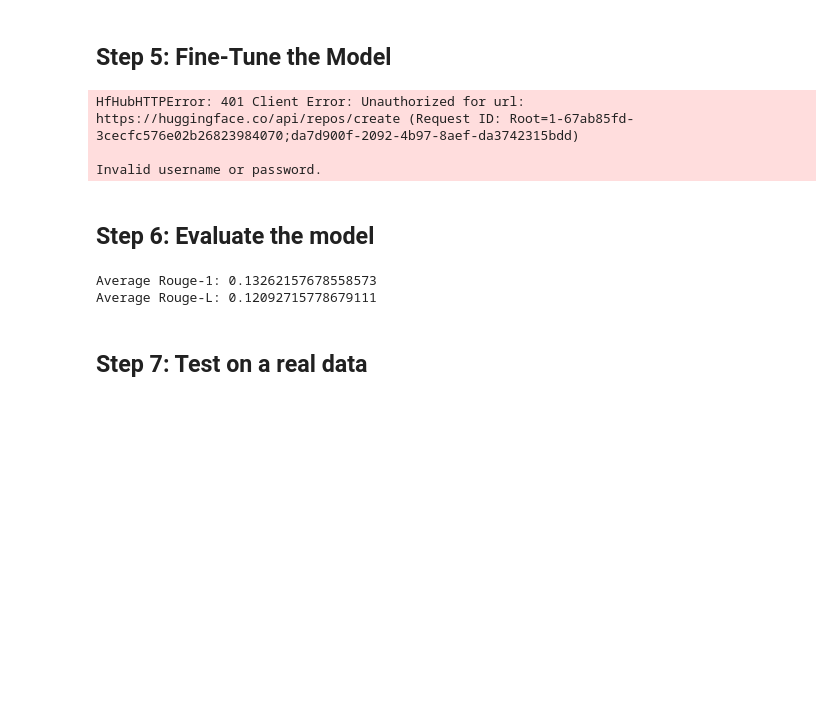
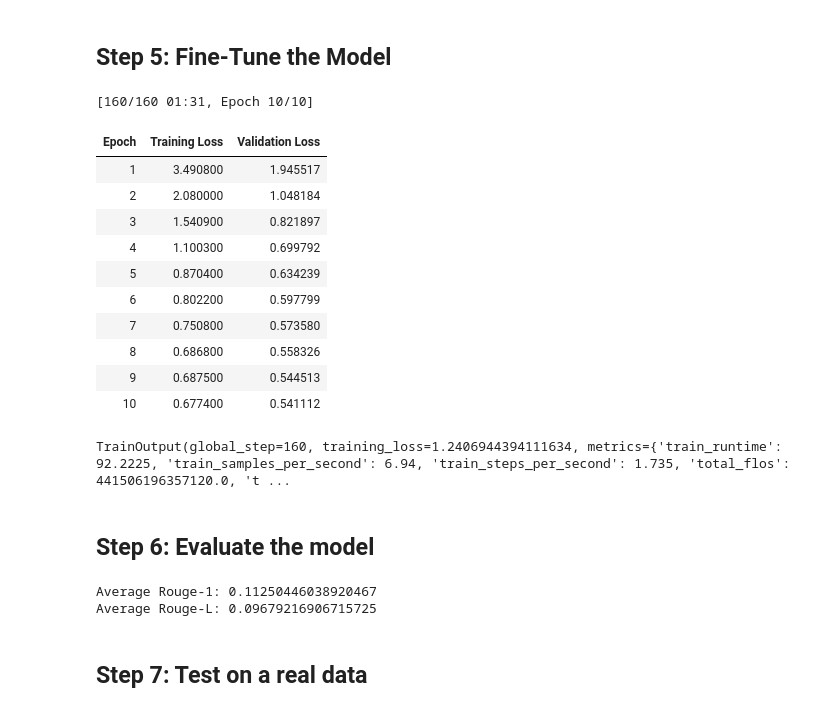
Before and after one commit to pranalibose/LLM_Workshop_2025, a Jupyter notebook: RA_fine_tuning.ipynb, the cells around one changed output. Drawn from its saved outputs; the diff is of its cells as text; code cells hidden in the pictures; blank space fills up the shorter version.

```diff
--- a/RA_fine_tuning.ipynb
+++ b/RA_fine_tuning.ipynb
@@ -56,16 +51,16 @@ from peft import get_peft_model, LoraConfig, TaskType
 # Load the base model
 model = T5ForConditionalGeneration.from_pretrained("google/flan-t5-base")
 
-# # Setup LoRA configuration
-# lora_config = LoraConfig(
-#     r=8,  # Rank of the LoRA
-#     lora_alpha=16,  # Scaling factor
-#     lora_dropout=0.1,  # Dropout rate
-#     task_type=TaskType.SEQ_2_SEQ_LM
-# )
+# Setup LoRA configuration
+lora_config = LoraConfig(
+    r=15,  # Rank of the LoRA
+    lora_alpha=16,  # Scaling factor
+    lora_dropout=0.1,  # Dropout rate
+    task_type=TaskType.SEQ_2_SEQ_LM
+)
 
-# # Wrap the model with LoRA
-# model = get_peft_model(model, lora_config)
+# Wrap the model with LoRA
+model = get_peft_model(model, lora_config)
 # %% [markdown]
 ## Step 5: Fine-Tune the Model
 # %%
@@ -74,50 +69,63 @@ torch.cuda.empty_cache()
 # %%
 from transformers import Trainer, TrainingArguments
 
 # training_args = TrainingArguments(
-#     output_dir="./flan-t5-lora-resume-feedback",
+#     output_dir="./flan-t5-resume-feedback",
 #     evaluation_strategy="epoch",
-#     learning_rate=5e-5,
-#     report_to="wandb",
-#     per_device_train_batch_size=8,
-#     per_device_eval_batch_size=8,
-#     num_train_epochs=3,
+#     learning_rate=3e-5,
+#     per_device_train_batch_size=3,
+#     per_device_eval_batch_size=3,
+#     num_train_epochs=6,
 #     weight_decay=0.01,
 #     save_total_limit=2,
-#     max_grad_norm=1.0,
+#     save_steps=500,
 #     logging_dir="./logs",
 #     logging_steps=10,
-#     fp16=True,  # Enable mixed precision training if supported
+#     max_grad_norm=1.0,
+#     push_to_hub=False,
+#     hub_model_id="pranalibose/flan-t5-base"
 # )
 
 training_args = TrainingArguments(
     output_dir="./flan-t5-resume-feedback",
-    evaluation_strategy="epoch",
-    learning_rate=3e-5,  # Lower learning rate
-    per_device_train_batch_size=3,
-    per_device_eval_batch_size=3,
-    num_train_epochs=5,
-    weight_decay=0.01,
-    save_total_limit=2,
-    save_steps=500,
+    evaluation_strategy="epoch",  # Keep evaluation at the end of each epoch
+    learning_rate=1e-3,          # Increased learning rate - start here
+    per_device_train_batch_size=4,  # Reduced batch size (adjust based on GPU memory)
+    per_device_eval_batch_size=4,   # Same as train batch size for consistency
+    # gradient_accumulation_steps=2,    # Simulate larger batch size if needed
+    num_train_epochs=10,           # Slightly increased epochs
+    weight_decay=0.01,           # Keep weight decay
+    save_total_limit=3,          # Increased save limit
+    save_steps=250,              # More frequent saves
     logging_dir="./logs",
     logging_steps=10,
-    max_grad_norm=1.0,  # Gradient clipping
+    max_grad_norm=1.0,           # Keep gradient clipping
+    # bf16=True, # Try this if fp16 gives nan's
     push_to_hub=False,
     hub_model_id="pranalibose/flan-t5-base"
 )
 
 trainer = Trainer(
     model=model,
     args=training_args,
     train_dataset=tokenized_datasets["train"],
     eval_dataset=tokenized_datasets["test"],
     tokenizer=tokenizer,
 )
 
 # Start training
 trainer.train()
 # %% [output]
-HfHubHTTPError: 401 Client Error: Unauthorized for url: https://huggingface.co/api/repos/create (Request ID: Root=1-67ab85fd-3cecfc576e02b26823984070;da7d900f-2092-4b97-8aef-da3742315bdd)
-
-Invalid username or password.
+[160/160 01:31, Epoch 10/10]
+| Epoch | Training Loss | Validation Loss |
+| 1 | 3.490800 | 1.945517 |
+| 2 | 2.080000 | 1.048184 |
+| 3 | 1.540900 | 0.821897 |
+| 4 | 1.100300 | 0.699792 |
+| 5 | 0.870400 | 0.634239 |
+| 6 | 0.802200 | 0.597799 |
+| 7 | 0.750800 | 0.573580 |
+| 8 | 0.686800 | 0.558326 |
+| 9 | 0.687500 | 0.544513 |
+| 10 | 0.677400 | 0.541112 |
+TrainOutput(global_step=160, training_loss=1.2406944394111634, metrics={'train_runtime': 92.2225, 'train_samples_per_second': 6.94, 'train_steps_per_second': 1.735, 'total_flos': 441506196357120.0, 't ...
@@ -135,7 +141,8 @@ def evaluate_model(model, tokenizer, examples):
       input_text = f"Instruction: {example['instruction']}\nResume: {example['resume_text']}"
       input_ids = tokenizer(input_text, return_tensors="pt").input_ids.to(model.device) # Move input to the same device as the model
 
-      outputs = model.generate(input_ids, max_length=512) # Generate outputs
+      # outputs = model.generate(input_ids, max_length=512) # Generate outputs
+      outputs = model.generate(input_ids=input_ids, max_length=128) # Generate outputs
       predicted_feedback = tokenizer.decode(outputs[0], skip_special_tokens=True)
       target_feedback = example['feedback']
 
@@ -151,8 +158,8 @@ def evaluate_model(model, tokenizer, examples):
 
 evaluate_model(model, tokenizer, data) # Evaluate on the loaded data
 # %% [output]
-Average Rouge-1: 0.13262157678558573
-Average Rouge-L: 0.12092715778679111
+Average Rouge-1: 0.11250446038920467
+Average Rouge-L: 0.09679216906715725
 # %% [markdown]
 ## Step 7: Test on a real data
 # %%
```
Also changed, not shown: parts of 6 cells of this notebook.
